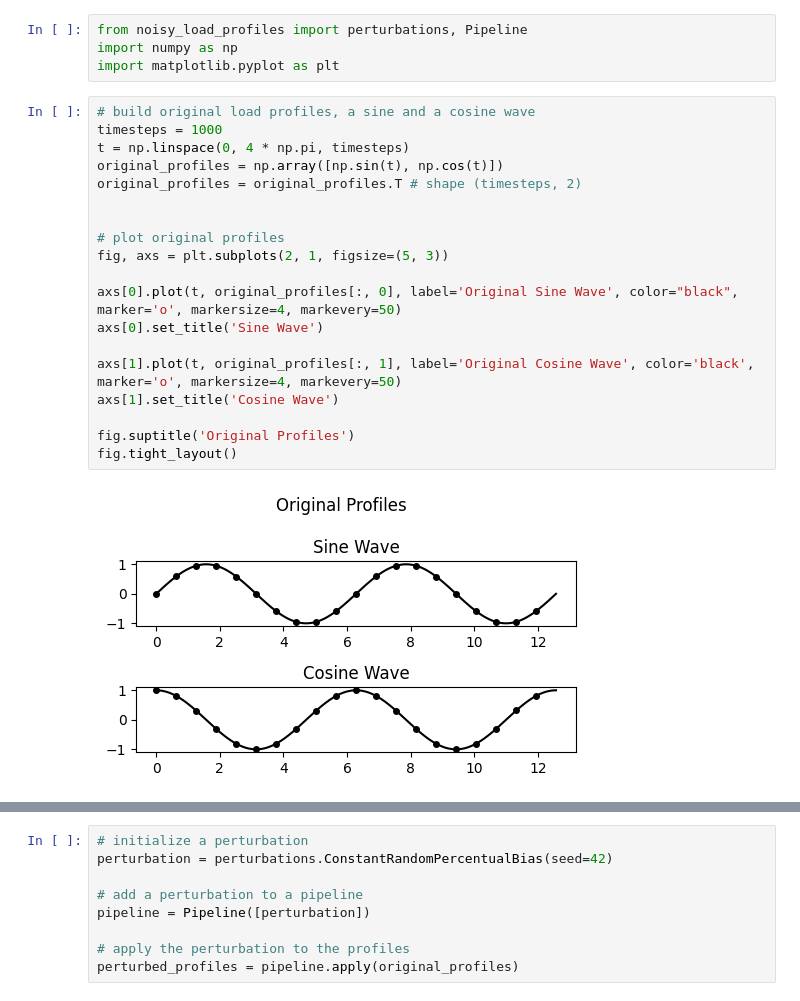
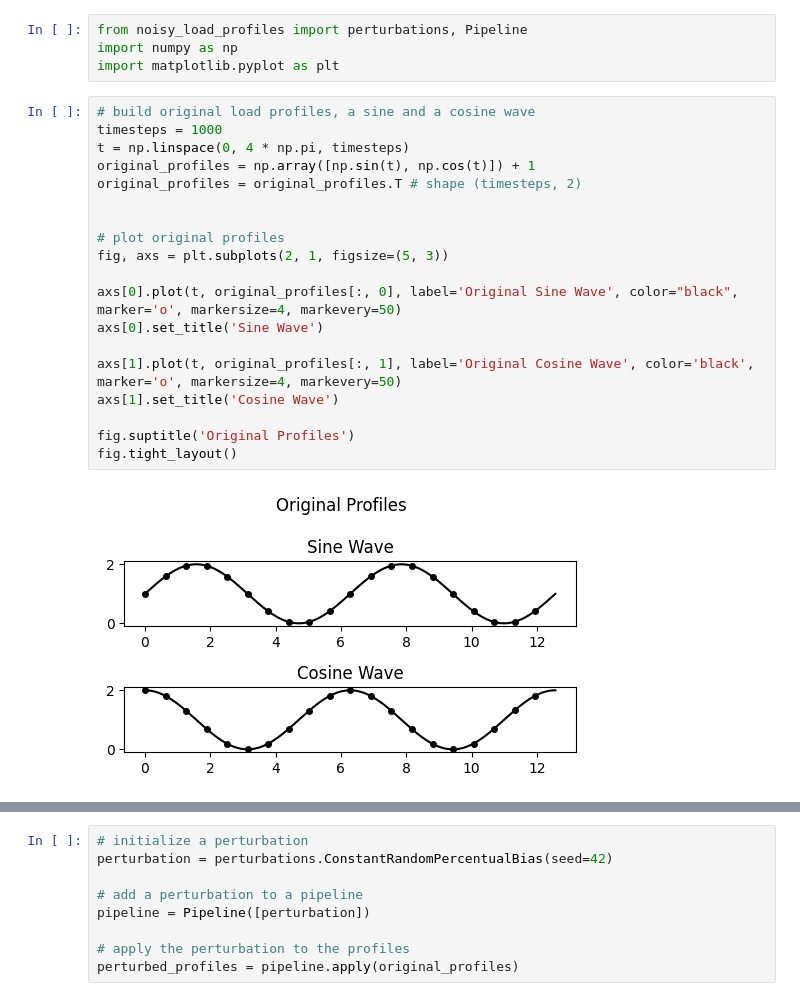
Before and after one commit to Flinverdaasdonk/noisy_load_profiles, a Jupyter notebook: examples/perturbation_demos/bias.ipynb, the cells around one changed output, grey strips where cells are left out. Cells and saved outputs as stored; diff of their text form.

```diff
--- a/examples/perturbation_demos/bias.ipynb
+++ b/examples/perturbation_demos/bias.ipynb
@@ -7,24 +7,24 @@ import matplotlib.pyplot as plt
 # %%
 # build original load profiles, a sine and a cosine wave
 timesteps = 1000
 t = np.linspace(0, 4 * np.pi, timesteps)
-original_profiles = np.array([np.sin(t), np.cos(t)])
+original_profiles = np.array([np.sin(t), np.cos(t)]) + 1
 original_profiles = original_profiles.T # shape (timesteps, 2)
 
 
 # plot original profiles
 fig, axs = plt.subplots(2, 1, figsize=(5, 3))
 
 axs[0].plot(t, original_profiles[:, 0], label='Original Sine Wave', color="black", marker='o', markersize=4, markevery=50)
 axs[0].set_title('Sine Wave')
 
 axs[1].plot(t, original_profiles[:, 1], label='Original Cosine Wave', color='black',  marker='o', markersize=4, markevery=50)
 axs[1].set_title('Cosine Wave')
 
 fig.suptitle('Original Profiles')
 fig.tight_layout()
 # %% [output]
-[figure, old version]
+[figure, new version]
 # %%
 help(perturbations.ConstantRandomPercentualBias)
 # %% [output]
```
Also changed, not shown: parts of 2 cells of this notebook, 13 other files.
